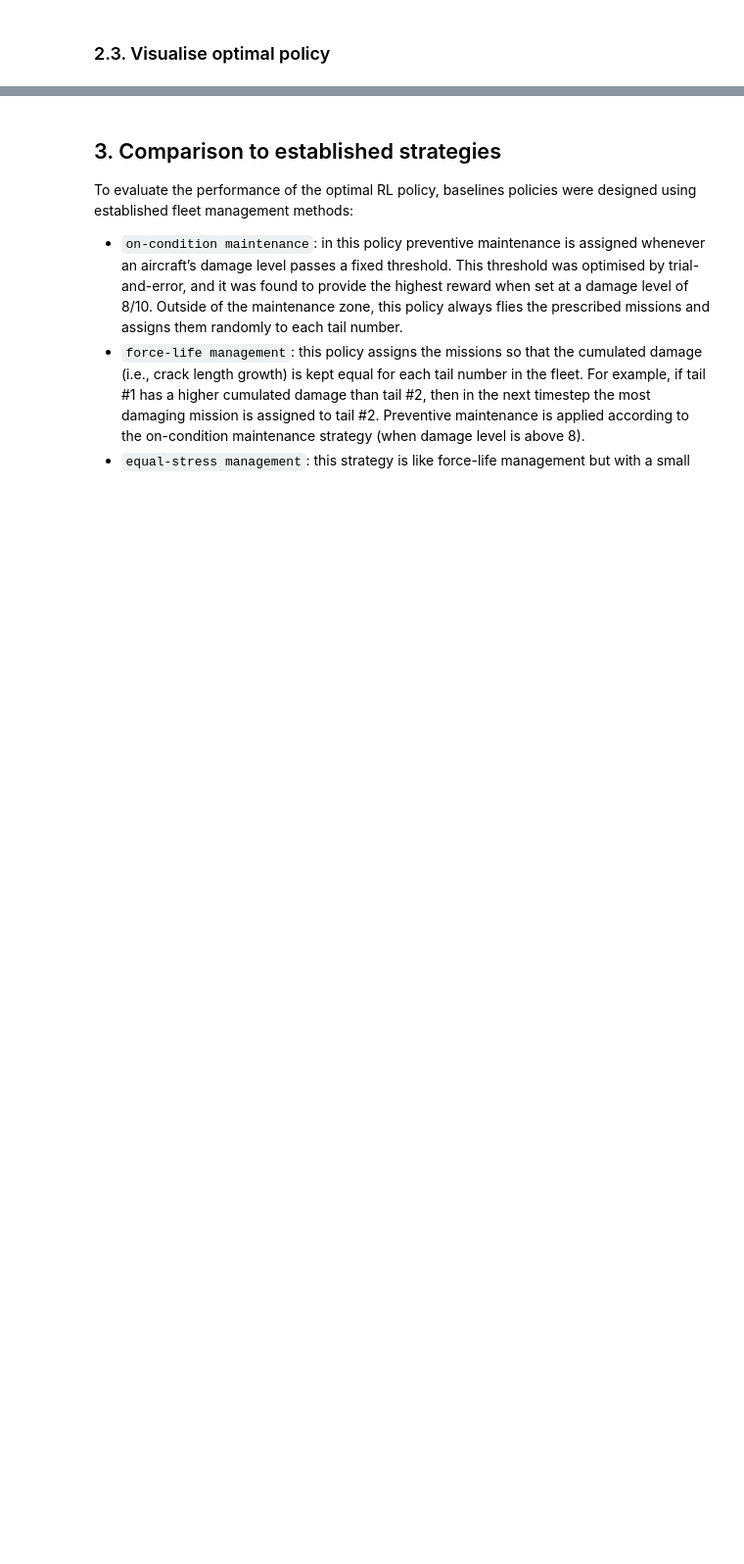
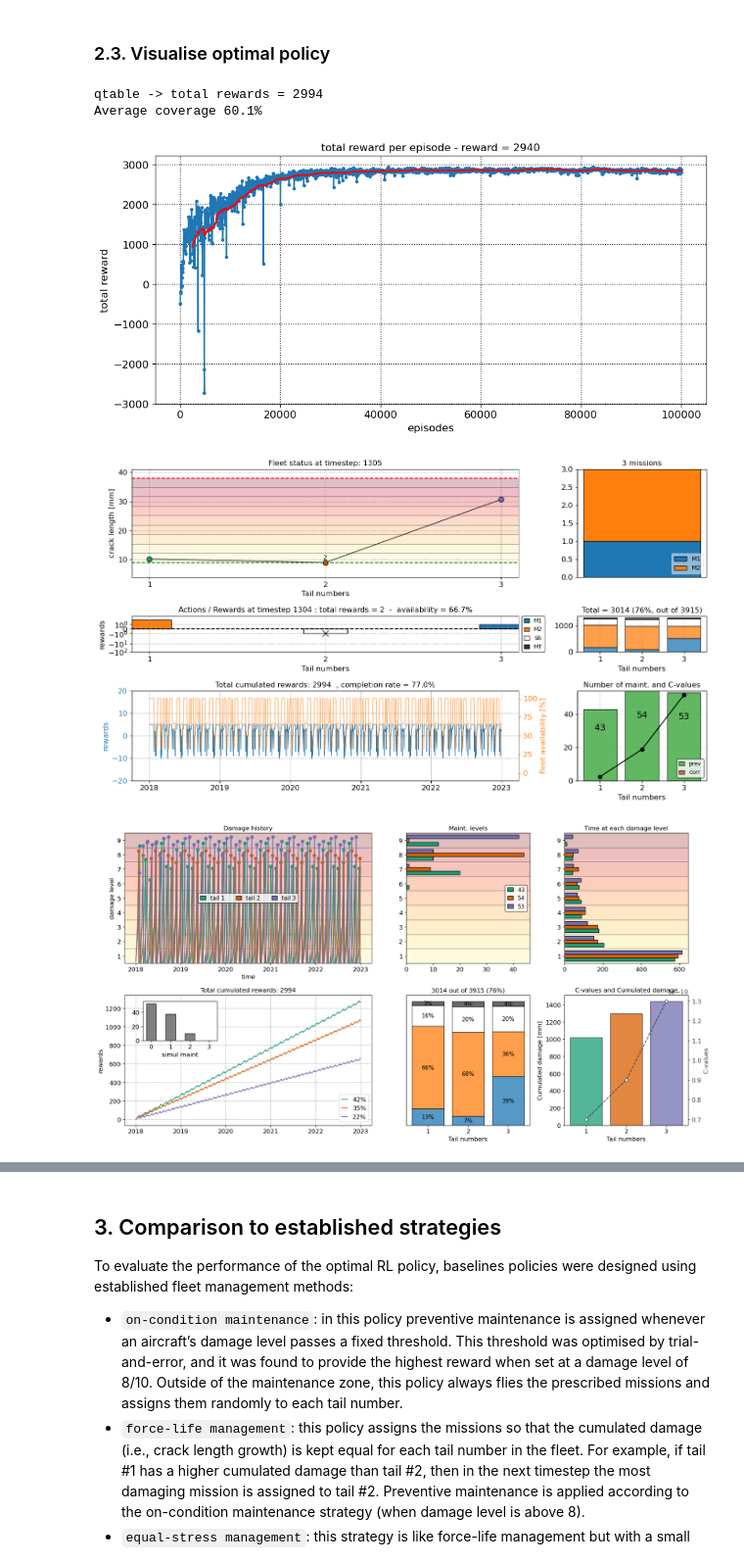
Before and after one commit to UNSW-MCM/RLfleet, a Jupyter notebook: fleet_optimisation_Qtable_3aircraft.ipynb, the cells around one changed output, grey strips where cells are left out. Shown at 98% size. Drawn from its saved outputs; the diff is of its cells as text; code cells hidden in the pictures; blank space fills up the shorter version.

```diff
--- a/fleet_optimisation_Qtable_3aircraft.ipynb
+++ b/fleet_optimisation_Qtable_3aircraft.ipynb
@@ -291,7 +292,7 @@ q_table = opfleet.train_qtable(env,q_table,train_params,fp)
 # %% [markdown]
 ### 2.3. Visualise optimal policy
 # %%
-fp = os.path.join(fp_init,'Qtable_run2')
+fp = os.path.join(fp_init,'Qtable_run1')
 
 # load training parameters
 with open(os.path.join(fp,'train_params.txt'),'r') as f:
@@ -313,31 +314,37 @@ n_end = int(n_episodes/step)
 fig,ax = plt.subplots(1,1,figsize=(10,5),tight_layout=True)
 ax.grid(which='major',ls=':',c='k',lw=1)
 indices = (np.arange(n_end)+1)*step-1
 reward_per_episode = reward_per_episode[:n_end]
 ax.plot(indices,reward_per_episode,'C0o-',ms=3)
-ax.set(title='total reward per episode - reward = %d'%(np.max(reward_per_episode),
+ax.set(title='total reward per episode - reward = %d'%(np.max(reward_per_episode)),
        xlabel='episodes',ylabel='total reward')
 window = 50
 ma = np.convolve(reward_per_episode, np.ones(window), 'valid') / window
 ax.plot(indices[window-1:],ma,'r-',lw=2)
 fig.savefig(os.path.join(fp,'reward_per_episode.jpg'),dpi=200)
 
 # run one episode with optimal policy
 env.reset()
 damage_ts, reward_ts, qvals = opfleet.episode_qtable(q_table,env)
 print('qtable -> total rewards = %d'%np.nansum(reward_ts))
 # plot fleet status at last timestep
 fig = env.fleet_status()
 fig.savefig(os.path.join(fp,'status_final.jpg'))
 # plot time-series
 fig = opfleet.plot_episode(damage_ts,reward_ts,env)
 fig.savefig(os.path.join(fp,'ts_final.jpg'))
 
 # visualise policy map (preferred action for each state)
 # plot Qval map
 figs = opfleet.plot_qvals3(q_table, env)
 for k,fig in enumerate(figs): fig.savefig(os.path.join(fp,'tail%d_policymap.jpg'%k),dpi=200)
 
 coverage_table, fig = opfleet.coverage_qtable(q_table,env)
 print('Average coverage %.1f%%'%np.mean(list(coverage_table.values())))
 fig.savefig(os.path.join(fp,'coverage_final.jpg'))
+# %% [output]
+qtable -> total rewards = 2994
+Average coverage 60.1%
+[figure, added]
+[figure, added]
+[figure, added]
```
Also changed, not shown: parts of 5 cells of this notebook.
